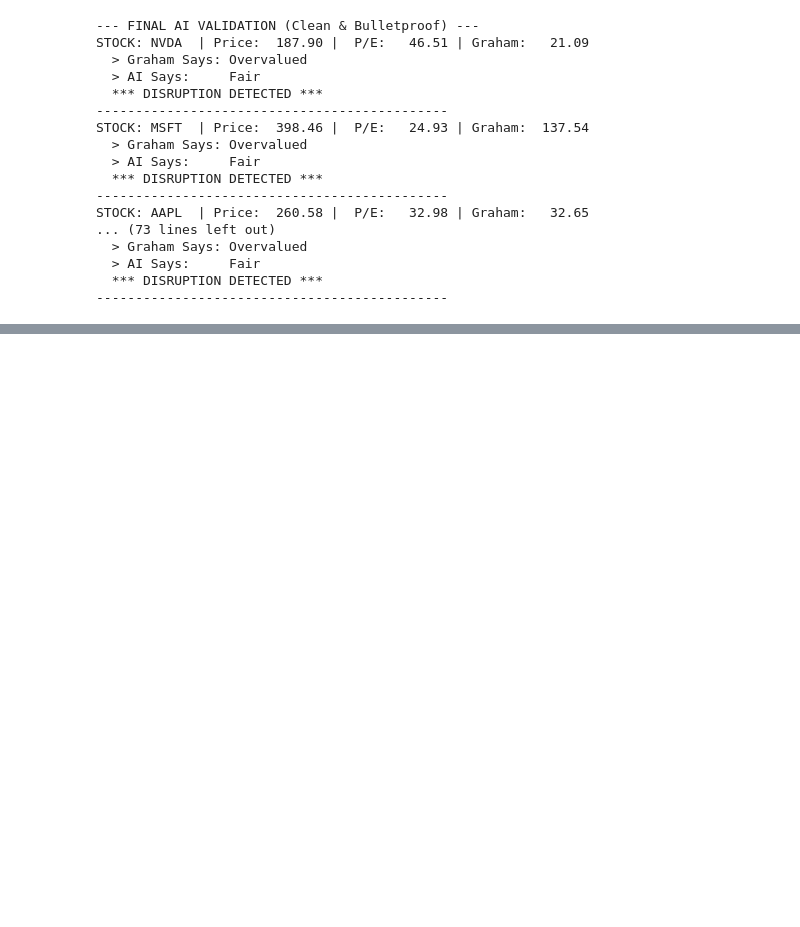
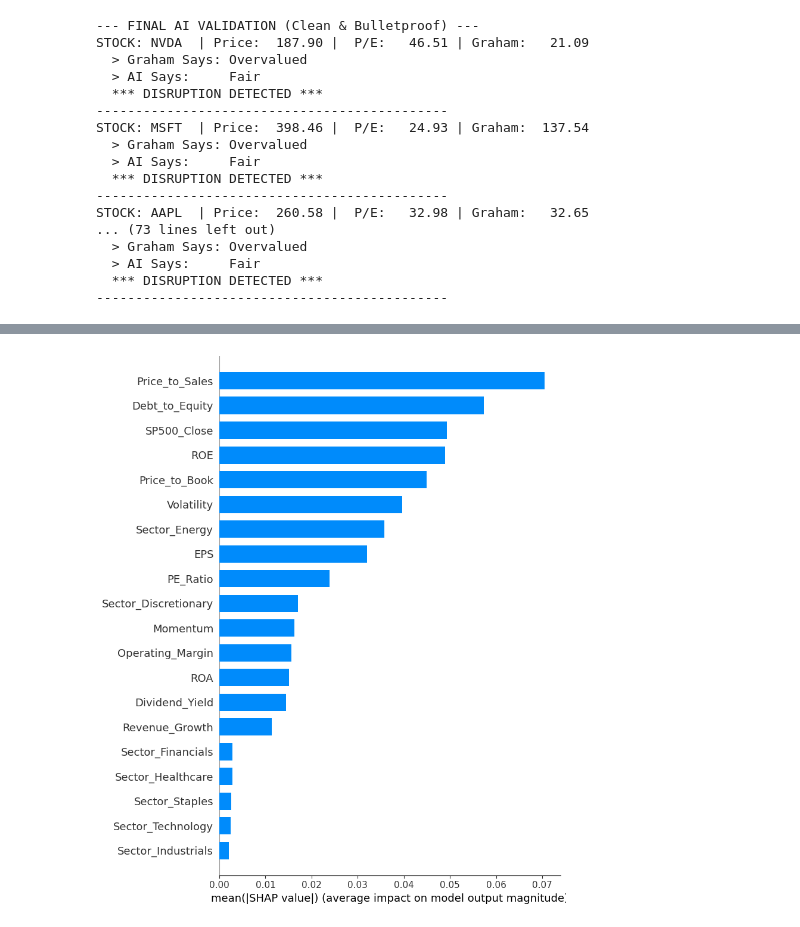
Before and after one commit to msintangible/valuation-chatbot, a Jupyter notebook: classifciation model.ipynb, the cells around one changed output, grey strips where cells are left out. Cells and saved outputs as stored; diff of their text form; code cells hidden in the pictures; blank space fills up the shorter version.

```diff
--- a/classifciation model.ipynb
+++ b/classifciation model.ipynb
@@ -816,0 +753,11 @@ Formula Status: INSANE PRICE (Over 70)
+# %%
+
+
+# We wrap it in an Explanation object so SHAP can read it easily
+# shap_values[..., 0] or shap_values[0] depending on your XGBoost version
+# Let's try the most robust way:
+class_0_values = shap_values[..., 0] if len(shap_values.shape) == 3 else shap_values[0]
+
+shap.summary_plot(class_0_values, X_test, plot_type="bar")
+# %% [output]
+[figure, added]
```
Also changed, not shown: parts of 5 cells of this notebook.
